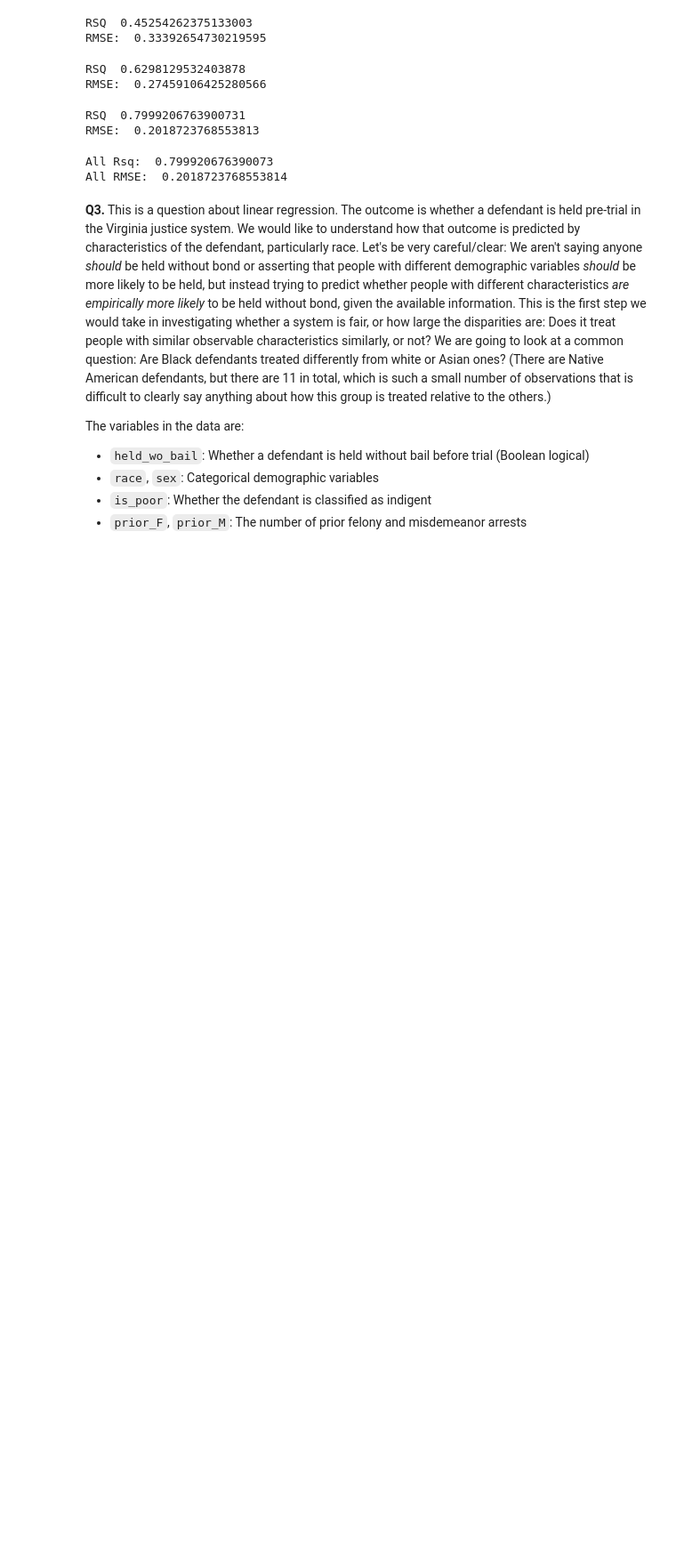
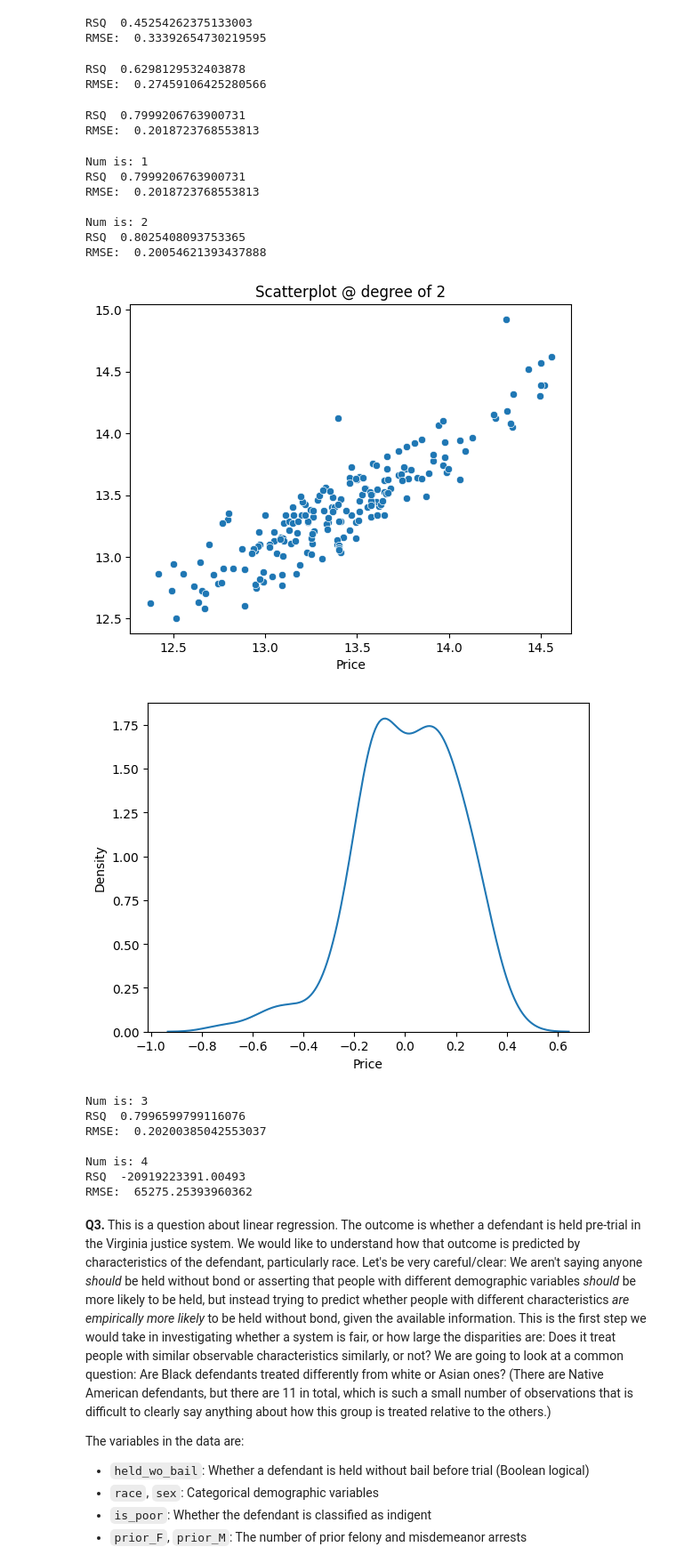
Before and after one commit to Ethan-code-1/linearRegression, a Jupyter notebook: assignment.ipynb, the cells around one changed output. Shown at 89% size. Cells and saved outputs as stored; diff of their text form; code cells hidden in the pictures; blank space fills up the shorter version.

```diff
--- a/assignment.ipynb
+++ b/assignment.ipynb
@@ -327,9 +327,69 @@ print("RMSE: ", rmse)
 RSQ  0.7999206763900731
 RMSE:  0.2018723768553813
 # %%
+
+#Loop through some degrees
+for num in np.arange(1, 5):
+    print('Num is:', num)
+    expander = PolynomialFeatures(degree=num, include_bias=False)
+
+    # Expand variables: - following along with code
+    fit_transform_data_test = expander.fit_transform(X_test)
+
+    var_cats = expander.get_feature_names_out()
+
+    X_test3 = pd.DataFrame(data=fit_transform_data_test, columns=var_cats)
+    #
+    fit_transform_data_train = expander.fit_transform(X_train)
+    var_cats2 = expander.get_feature_names_out()
+    X_train3 = pd.DataFrame(data=fit_transform_data_train, columns=var_cats2)
+
+    #
+    X_train3.reset_index(drop=True, inplace=True)
+    X_train2.reset_index(drop=True, inplace=True)
+    X_train_total = pd.concat([X_train3, X_train2], axis=1, ignore_index=True)
+
+    #
+    X_test3.reset_index(drop=True, inplace=True)
+    X_test2.reset_index(drop=True, inplace=True)
+    X_test_all = pd.concat([X_test3, X_test2], axis=1, ignore_index=True)
+    regression = linear_model.LinearRegression().fit(X_train_total, y_train)
+
+    rsq = regression.score(X_test_all, y_test)
+    print("RSQ ", rsq)
+
+    prediction_both = regression.predict(X_test_all)
+    mse = np.mean((y_test - prediction_both) ** 2)
+    rmse = np.sqrt(mse)
+
+    print("RMSE: ", rmse)
+    print('')
+
+    #Best degree
+    if num == 2:
+      sns.scatterplot(y = prediction_both, x = y_test)
+      plt.title("Scatterplot @ degree of 2")
+      plt.show()
+
+      sns.kdeplot(y_test - prediction_both)
+      plt.show()
 # %% [output]
-All Rsq:  0.799920676390073
-All RMSE:  0.2018723768553814
+Num is: 1
+RSQ  0.7999206763900731
+RMSE:  0.2018723768553813
+
+Num is: 2
+RSQ  0.8025408093753365
+RMSE:  0.20054621393437888
+[figure, added]
+[figure, added]
+Num is: 3
+RSQ  0.7996599799116076
+RMSE:  0.20200385042553037
+
+Num is: 4
+RSQ  -20919223391.00493
+RMSE:  65275.25393960362
 # %% [markdown]
 **Q3.** This is a question about linear regression. The outcome is whether a defendant is held pre-trial in the Virginia justice system. We would like to understand how that outcome is predicted by characteristics of the defendant, particularly race. Let's be very careful/clear: We aren't saying anyone *should* be held without bond or asserting that people with different demographic variables *should* be more likely to be held, but instead trying to predict whether people with different characteristics *are empirically more likely* to be held without bond, given the available information. This is the first step we would take in investigating whether a system is fair, or how large the disparities are: Does it treat people with similar observable characteristics similarly, or not? We are going to look at a common question: Are Black defendants treated differently from white or Asian ones? (There are Native American defendants, but there are 11 in total, which is such a small number of observations that is difficult to clearly say anything about how this group is treated relative to the others.)
 
```
